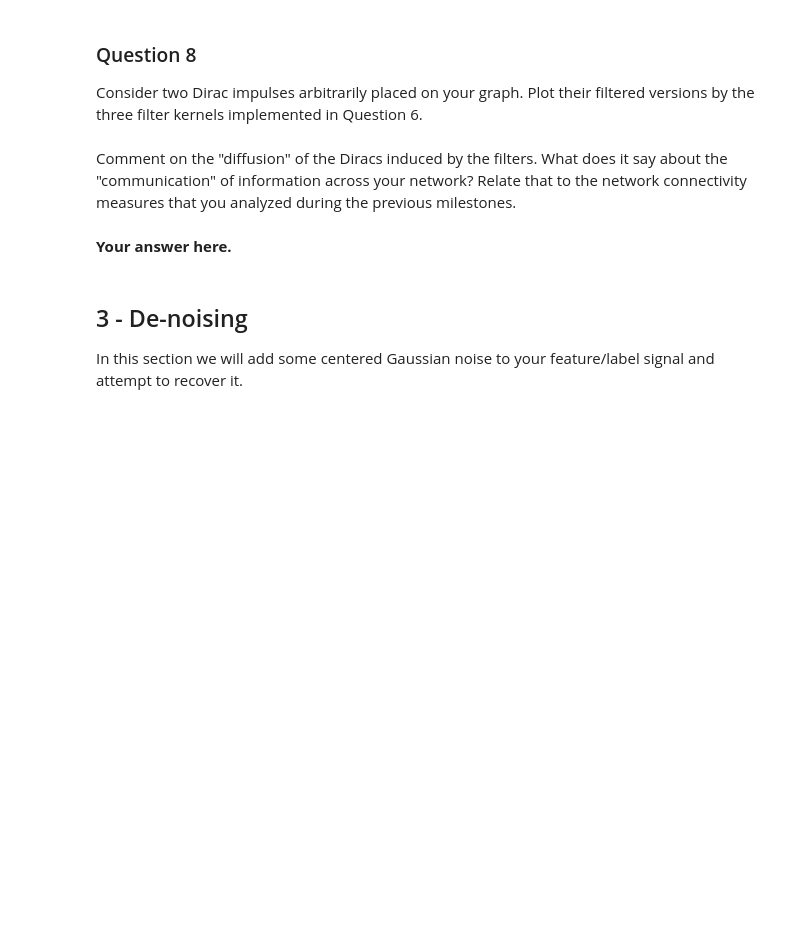
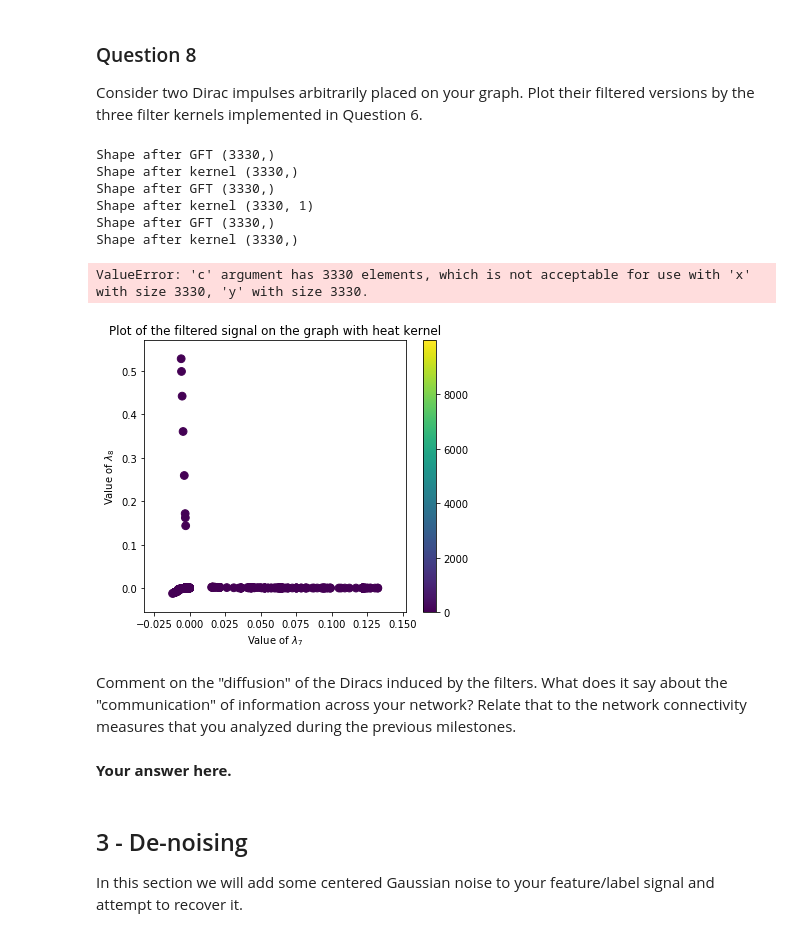
Before and after one commit to Adirlou/ntds_2018, a Jupyter notebook: 4_graph_signal_processing.ipynb, the cells around one changed output. Saved outputs shown, nothing was run; the diff lists cells and outputs as text; code cells hidden in the pictures; blank space fills up the shorter version.

```diff
--- a/4_graph_signal_processing.ipynb
+++ b/4_graph_signal_processing.ipynb
@@ -141,10 +147,10 @@ What can you observe in terms of local variations when comparing the basis vecto
 Implement a function that returns the Graph Fourier Transform (GFT) of a given vector $x \in \mathbb{R}^{N},$ with respect to your graph, and a function that computes the corresponding inverse GFT (iGFT).
 # %%
 def GFT(x):
-    return np.conjugate(U) @ x
+    return np.matmul(np.transpose(U), x)
 
 def iGFT(x):
-    return U @ x
+    return np.matmul(U, x)
 # %% [markdown]
 ### Question 4
 
@@ -214,3 +257,39 @@ Consider two Dirac impulses arbitrarily placed on your graph. Plot their filtere
+# %%
+dirac_ind = np.random.randint(n_nodes, size=2)
+dirac_pulses = np.zeros(n_nodes)
+dirac_pulses[dirac_ind] = 10000
+
+t = 0.001
+l_min = 0.0
+l_max = 1.0
+
+
+filtered_heat = graph_filter(dirac_pulses, heat_kernel, e=e, t=t)
+filtered_inv = graph_filter(dirac_pulses, inverse_kernel, e=e, t=t)
+filtered_rec = graph_filter(dirac_pulses, rectangle_kernel, e=e, l_min=l_min, l_max=l_max)
+
+plt.figure(figsize=(20, 5))
+plt.subplot(131)
+plot_signal(filtered_heat)
+plt.title('Plot of the filtered signal on the graph with heat kernel')
+
+plot_signal(filtered_inv)
+plt.title('Plot of the filtered signal on the graph with inverse kernel')
+
+plt.subplot(133)
+plot_signal(filtered_rec)
+plt.title('Plot of the filtered signal on the graph with rectangle kernel')
+
+plt.show()
+# %% [output]
+Shape after GFT (3330,)
+Shape after kernel (3330,)
+Shape after GFT (3330,)
+Shape after kernel (3330, 1)
+Shape after GFT (3330,)
+Shape after kernel (3330,)
+ValueError: 'c' argument has 3330 elements, which is not acceptable for use with 'x' with size 3330, 'y' with size 3330.
+[figure, added]
 # %% [markdown]
 Comment on the "diffusion" of the Diracs induced by the filters. What does it say about the "communication" of information across your network? Relate that to the network connectivity measures that you analyzed during the previous milestones.
 # %% [markdown]
```
Also changed, not shown: parts of 13 cells of this notebook.
